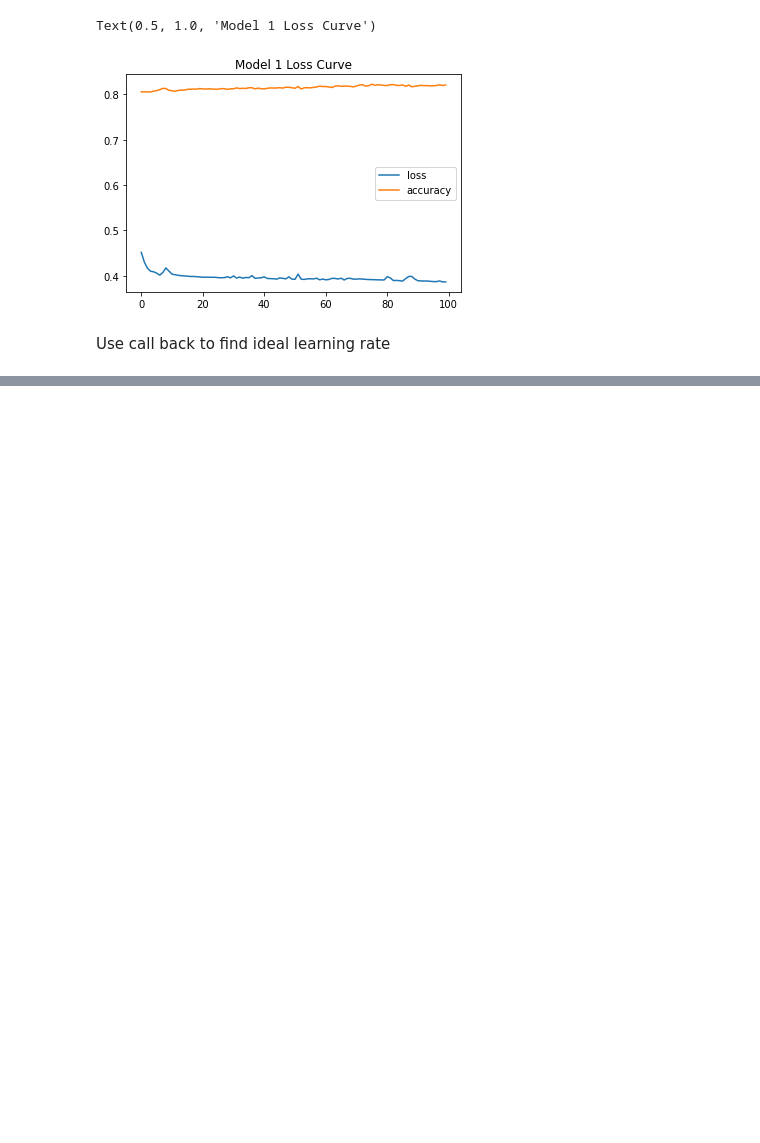
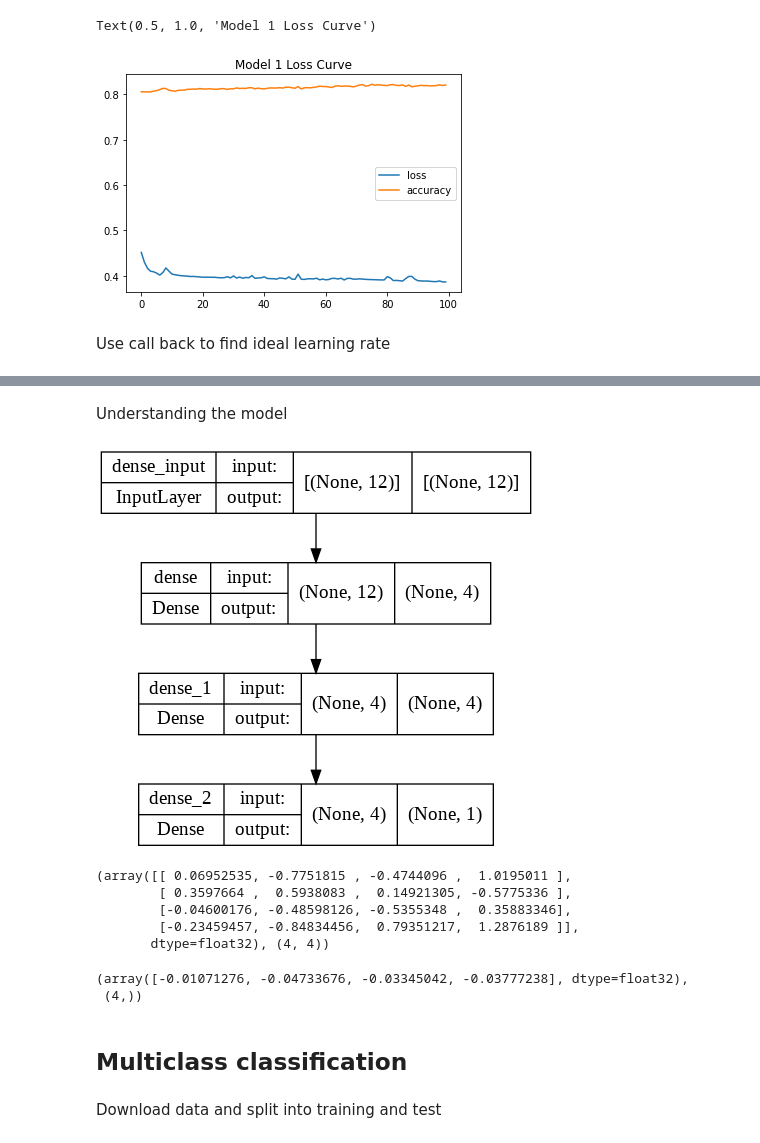
Before and after one commit to HLCarbon/DeepLearning, a Jupyter notebook: Deep_learning_classification.ipynb, the cells around one changed output, grey strips where cells are left out. Drawn from its saved outputs; the diff is of its cells as text; code cells hidden in the pictures; blank space fills up the shorter version.

```diff
--- a/Deep_learning_classification.ipynb
+++ b/Deep_learning_classification.ipynb
@@ -193,0 +257,25 @@ Use call back to find ideal learning rate
+# %% [markdown]
+Understanding the model
+# %%
+from tensorflow.keras.utils import plot_model
+plot_model(model_1, show_shapes = True)
+# %% [output]
+[figure, added]
+# %%
+weights, biases = model_1.layers[1].get_weights()
+weights, weights.shape
+# %% [output]
+(array([[ 0.06952535, -0.7751815 , -0.4744096 ,  1.0195011 ],
+        [ 0.3597664 ,  0.5938083 ,  0.14921305, -0.5775336 ],
+        [-0.04600176, -0.48598126, -0.5355348 ,  0.35883346],
+        [-0.23459457, -0.84834456,  0.79351217,  1.2876189 ]],
+       dtype=float32), (4, 4))
+# %%
+biases, biases.shape
+# %% [output]
+(array([-0.01071276, -0.04733676, -0.03345042, -0.03777238], dtype=float32),
+ (4,))
+# %% [markdown]
+## Multiclass classification
+# %% [markdown]
+Download data and split into training and test
```
Also changed, not shown: parts of 24 cells of this notebook.
